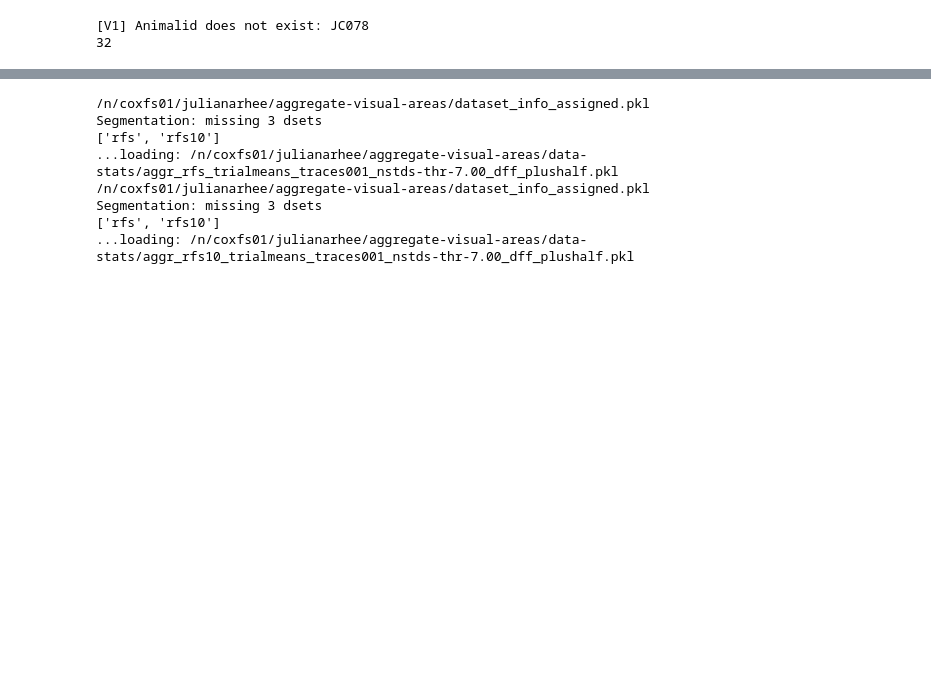
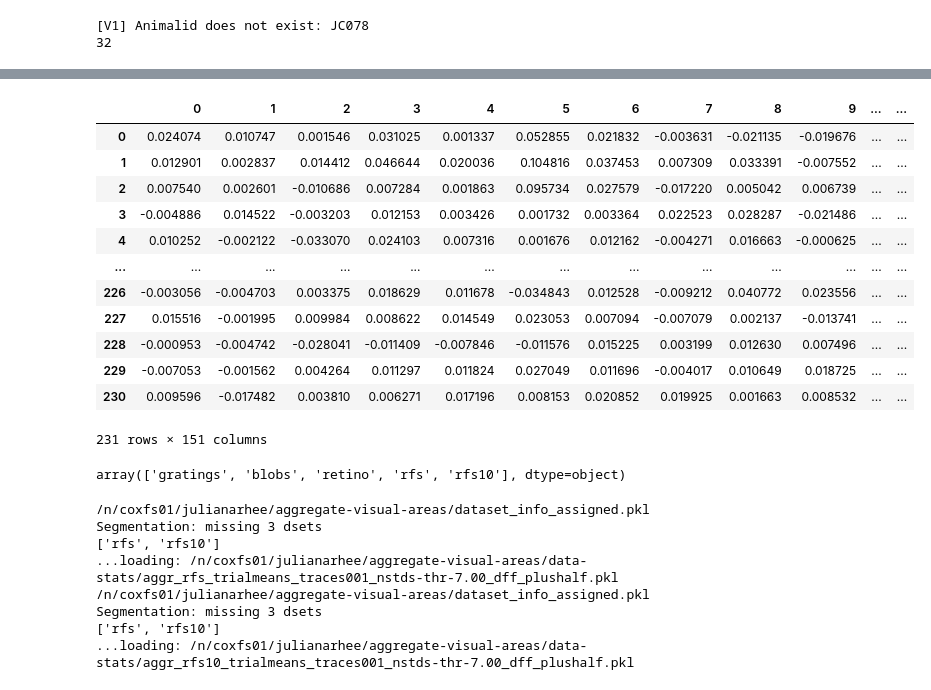
Before and after one commit to julianarhee/rat-2p-area-characterizations, a Jupyter notebook: analyze2p/aggregate/dataset_stats.ipynb, the cells around one changed output, grey strips where cells are left out. Cells and saved outputs as stored; diff of their text form; code cells hidden in the pictures; blank space fills up the shorter version.

```diff
--- a/analyze2p/aggregate/dataset_stats.ipynb
+++ b/analyze2p/aggregate/dataset_stats.ipynb
@@ -397,3 +245,26 @@ print(len(u_dkeys))
+# %%
+fn = '/n/coxfs01/2p-data/JC089/20190522/FOV1_zoom2p0x/combined_rfs_static/traces/traces001_c952e4_traces001_2b3721_traces001_edc291_traces001_101e8e_traces001_3ea41c_traces001_b80574_traces001_5b0647/receptive_fields/fit-2dgaus_dff-no-cutoff/rfmap_array.pkl'
+with open(fn, 'rb') as f:
+    rmap = pkl.load(f)
+rmap
+# %% [output]
+|  | 0 | 1 | 2 | 3 | 4 | 5 | 6 | 7 | 8 | 9 | ... | ... |
+| 0 | 0.024074 | 0.010747 | 0.001546 | 0.031025 | 0.001337 | 0.052855 | 0.021832 | -0.003631 | -0.021135 | -0.019676 | ... | ... |
+| 1 | 0.012901 | 0.002837 | 0.014412 | 0.046644 | 0.020036 | 0.104816 | 0.037453 | 0.007309 | 0.033391 | -0.007552 | ... | ... |
+| 2 | 0.007540 | 0.002601 | -0.010686 | 0.007284 | 0.001863 | 0.095734 | 0.027579 | -0.017220 | 0.005042 | 0.006739 | ... | ... |
+| 3 | -0.004886 | 0.014522 | -0.003203 | 0.012153 | 0.003426 | 0.001732 | 0.003364 | 0.022523 | 0.028287 | -0.021486 | ... | ... |
+| 4 | 0.010252 | -0.002122 | -0.033070 | 0.024103 | 0.007316 | 0.001676 | 0.012162 | -0.004271 | 0.016663 | -0.000625 | ... | ... |
+| ... | ... | ... | ... | ... | ... | ... | ... | ... | ... | ... | ... | ... |
+| 226 | -0.003056 | -0.004703 | 0.003375 | 0.018629 | 0.011678 | -0.034843 | 0.012528 | -0.009212 | 0.040772 | 0.023556 | ... | ... |
+| 227 | 0.015516 | -0.001995 | 0.009984 | 0.008622 | 0.014549 | 0.023053 | 0.007094 | -0.007079 | 0.002137 | -0.013741 | ... | ... |
+| 228 | -0.000953 | -0.004742 | -0.028041 | -0.011409 | -0.007846 | -0.011576 | 0.015225 | 0.003199 | 0.012630 | 0.007496 | ... | ... |
+| 229 | -0.007053 | -0.001562 | 0.004264 | 0.011297 | 0.011824 | 0.027049 | 0.011696 | -0.004017 | 0.010649 | 0.018725 | ... | ... |
+| 230 | 0.009596 | -0.017482 | 0.003810 | 0.006271 | 0.017196 | 0.008153 | 0.020852 | 0.019925 | 0.001663 | 0.008532 | ... | ... |
+231 rows × 151 columns
+# %%
+sdata['experiment'].unique()
+# %% [output]
+array(['gratings', 'blobs', 'retino', 'rfs', 'rfs10'], dtype=object)
 # %%
 trial_epoch='plushalf'
 responsive_test='nstds'
```
Also changed, not shown: parts of 21 cells of this notebook, 2 other files.
